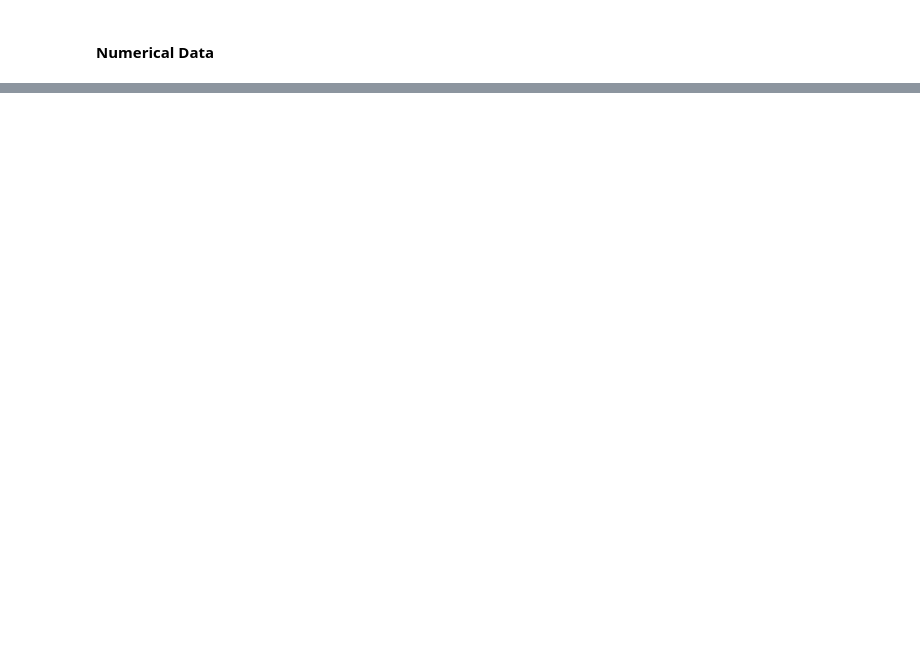
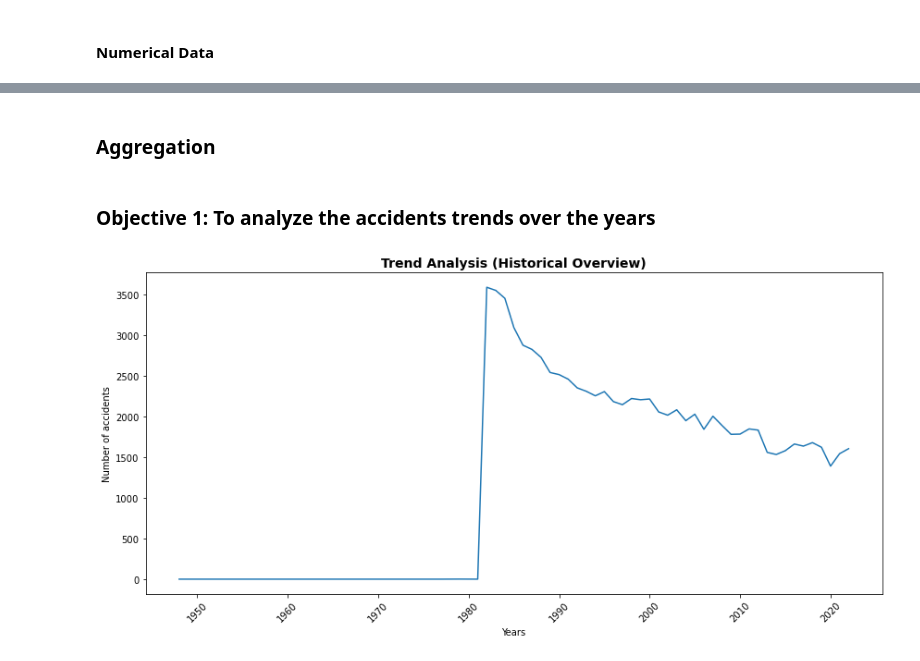
Before and after one commit to yvonniewanyoike/Phase1Project, a Jupyter notebook: Phase1Project.ipynb, the cells around one changed output, grey strips where cells are left out. Cells and saved outputs as stored; diff of their text form; code cells hidden in the pictures; blank space fills up the shorter version.

Commit message:
start analysis

```diff
--- a/Phase1Project.ipynb
+++ b/Phase1Project.ipynb
@@ -362,0 +668,26 @@ dtype: int64
+# %%
+#create a variable of survivors
+Total_Survivors = ['Total.Serious.Injuries','Total.Minor.Injuries','Total.Uninjured']
+
+#fill NaNs with 0 to ensure the math works
+w_df[Total_Survivors] = w_df[Total_Survivors].fillna(0)
+
+#calculate the total number of survivors
+w_df['Total.Survivors'] = w_df[Total_Survivors].sum(axis=1)
+# %%
+#calculate Survival.Rate and add it as a column
+w_df['Survival.Rate'] = ((w_df['Total.Survivors'] / w_df['Total.Occupants'])*100).round()
+# %%
+#create function to categorize survival rates
+def survival_categories(surv):
+    if surv == 0:
+        return 'Non Survivable'
+    elif surv <= 50:
+        return 'Low Survivability'
+    elif surv <= 90:
+        return 'High Survivability'
+    else:
+        return 'Fully Survivable'
+
+#create new categorical column
+w_df['Survival.Category'] = w_df['Survival.Rate'].apply(survival_categories)
@@ -362,0 +710,22 @@ dtype: int64
+# %% [markdown]
+### Aggregation
+# %% [markdown]
+### Objective 1: To analyze the accidents trends over the years
+# %%
+#count accidents per year
+accident_counts = w_df.groupby('Year').size()
+
+#sort the accidents by year
+accident_counts = accident_counts.sort_index()
+# %%
+plt.figure(figsize=(12,6))
+plt.plot(accident_counts.index,accident_counts.values)
+plt.title('Trend Analysis (Historical Overview)',fontsize=14, fontweight='bold')
+plt.xlabel('Years')
+plt.ylabel('Number of accidents')
+plt.xticks(rotation=45)
+
+plt.tight_layout()
+plt.show()
+# %% [output]
+[figure, added]
```
Also changed, not shown: parts of 116 cells of this notebook.
